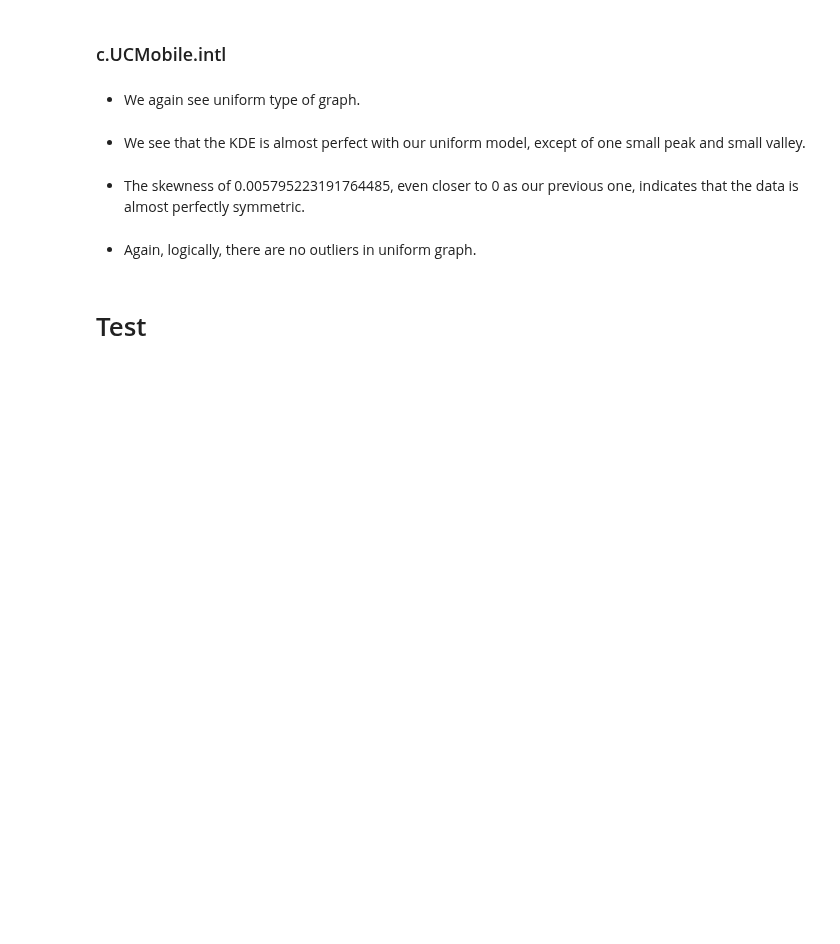
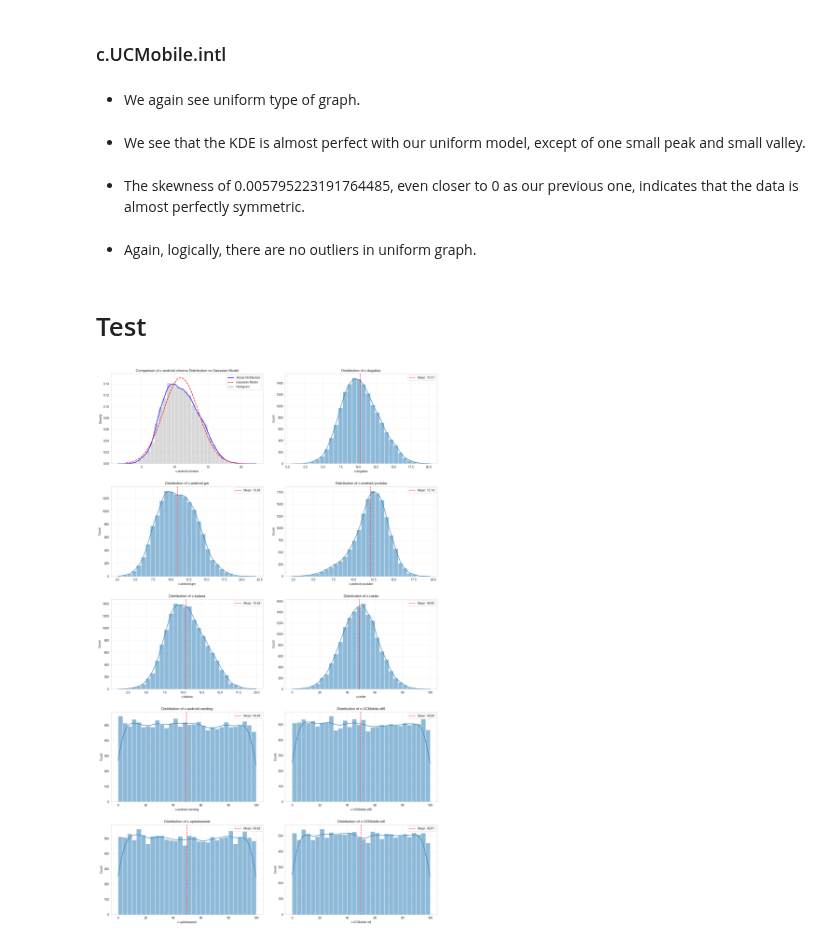
Before and after one commit to MBabiar/IAU-Project, a Jupyter notebook: src/main.ipynb, the cells around one changed output. Saved outputs shown, nothing was run; the diff lists cells and outputs as text; code cells hidden in the pictures; blank space fills up the shorter version.

```diff
--- a/src/main.ipynb
+++ b/src/main.ipynb
@@ -884,0 +950,70 @@ plt.show()
+# %%
+fig, axes = plt.subplots(5, 2, figsize=(16, 26))
+
+sns.histplot(data=chrome_data, bins=30, stat="density", alpha=0.3, color="gray", label="Histogram", ax=axes[0, 0])
+sns.kdeplot(data=chrome_data, color="blue", label="Actual Distribution", linewidth=2, ax = axes[0, 0])
+x = np.linspace(chrome_data.min(), chrome_data.max(), 100)
+gaussian = stats.norm.pdf(x, chrome_mean, chrome_std)
+axes[0, 0].plot(x, gaussian, color="red", linestyle="--", label="Gaussian Model", linewidth=2)
+axes[0, 0].set_title("Comparison of c.android.chrome Distribution vs Gaussian Model")
+axes[0, 0].legend()
+axes[0, 0].grid(True, alpha=0.3)
+
+sns.histplot(dogalize_data, bins=30, kde=True, ax=axes[0, 1])
+axes[0, 1].axvline(dogalize_mean, color="r", linestyle="--", label=f"Mean: {dogalize_mean:.2f}")
+axes[0, 1].set_title("Distribution of c.dogalize")
+axes[0, 1].legend()
+axes[0, 1].grid(True, alpha=0.3)
+
+sns.histplot(gm_data, bins=30, kde=True, ax=axes[1, 0])
+axes[1, 0].axvline(gm_mean, color="r", linestyle="--", label=f"Mean: {gm_mean:.2f}")
+axes[1, 0].set_title("Distribution of c.android.gm")
+axes[1, 0].legend()
+axes[1, 0].grid(True, alpha=0.3)
+
+sns.histplot(youtube_data, bins=30, kde=True, ax=axes[1, 1])
+axes[1, 1].axvline(youtube_mean, color="r", linestyle="--", label=f"Mean: {youtube_mean:.2f}")
+axes[1, 1].set_title("Distribution of c.android.youtube")
+axes[1, 1].legend()
+axes[1, 1].grid(True, alpha=0.3)
+
+sns.histplot(katana_data, bins=30, kde=True, ax=axes[2, 0])
+axes[2, 0].axvline(katana_mean, color="r", linestyle="--", label=f"Mean: {katana_mean:.2f}")
+axes[2, 0].set_title("Distribution of c.katana")
+axes[2, 0].legend()
+axes[2, 0].grid(True, alpha=0.3)
+
+sns.histplot(raider_data, bins=30, kde=True, ax=axes[2, 1])
+axes[2, 1].axvline(raider_mean, color="r", linestyle="--", label=f"Mean: {raider_mean:.2f}")
+axes[2, 1].set_title("Distribution of c.raider")
+axes[2, 1].legend()
+axes[2, 1].grid(True, alpha=0.3)
+
+sns.histplot(vending_data, bins=30, kde=True, ax=axes[3, 0])
+axes[3, 0].axvline(vending_mean, color="r", linestyle="--", label=f"Mean: {vending_mean:.2f}")
+axes[3, 0].set_title("Distribution of c.android.vending")
+axes[3, 0].legend()
+axes[3, 0].grid(True, alpha=0.3)
+
+sns.histplot(x86_data, bins=30, kde=True, ax=axes[3, 1])
+axes[3, 1].axvline(x86_mean, color="r", linestyle="--", label=f"Mean: {x86_mean:.2f}")
+axes[3, 1].set_title("Distribution of c.UCMobile.x86")
+axes[3, 1].legend()
+axes[3, 1].grid(True, alpha=0.3)
+
+sns.histplot(updateassist_data, bins=30, kde=True, ax=axes[4, 0])
+axes[4, 0].axvline(updateassist_mean, color="r", linestyle="--", label=f"Mean: {updateassist_mean:.2f}")
+axes[4, 0].set_title("Distribution of c.updateassist")
+axes[4, 0].legend()
+axes[4, 0].grid(True, alpha=0.3)
+
+sns.histplot(intl_data, bins=30, kde=True, ax=axes[4, 1])
+axes[4, 1].axvline(intl_mean, color="r", linestyle="--", label=f"Mean: {intl_mean:.2f}")
+axes[4, 1].set_title("Distribution of c.UCMobile.intl")
+axes[4, 1].legend()
+axes[4, 1].grid(True, alpha=0.3)
+
+plt.tight_layout(w_pad=3, h_pad=3)
+plt.show()
+# %% [output]
+[figure, added]
```
Also changed, not shown: parts of 1 cell of this notebook.
